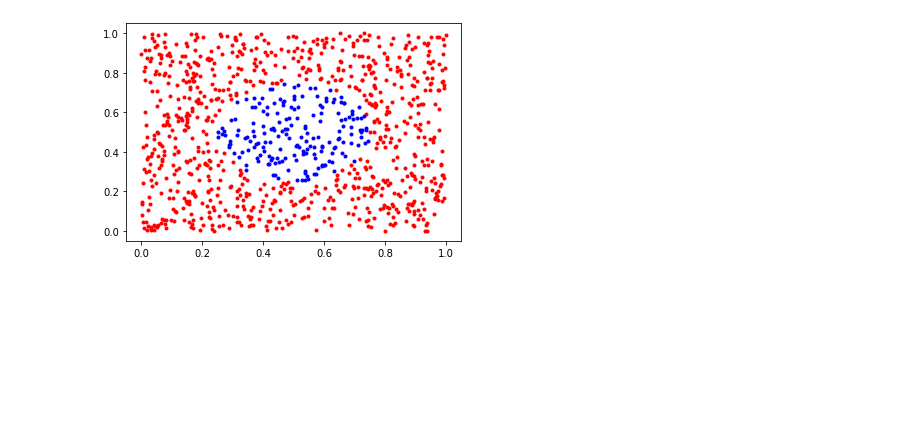
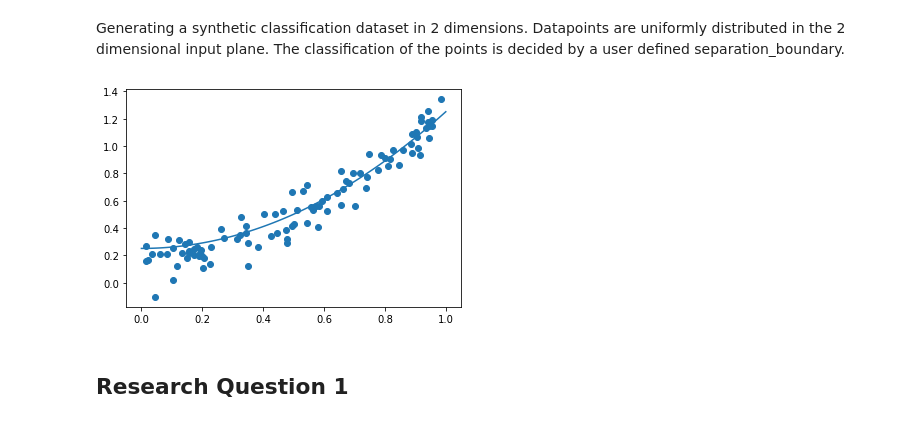
Before and after one commit to OlivierDelattre/SFoML_project, a Jupyter notebook: project.ipynb, the cells around one changed output. Drawn from its saved outputs; the diff is of its cells as text; code cells hidden in the pictures; blank space fills up the shorter version.

Commit message:
Started on research question 2

```diff
--- a/project.ipynb
+++ b/project.ipynb
@@ -4,6 +17,8 @@ import matplotlib.pyplot as plt
 from scipy import stats
+# %% [markdown]
+Generating a synthetic classification dataset in 2 dimensions. Datapoints are uniformly distributed in the 2 dimensional input plane. The classification of the points is decided by a user defined separation_boundary.
 # %%
-def generate_data(n, separation_boundary, x0min=0, x0max=1, x1min=0, x1max=1):
+def generate_uniform_classification_data(n, separation_boundary, x0min=0, x0max=1, x1min=0, x1max=1):
     x0distr = stats.uniform(loc=x0min, scale=x0max-x0min)
     x1distr = stats.uniform(loc=x1min, scale=x1max-x1min)
     x0s = x0distr.rvs(size=n)
@@ -13,19 +28,46 @@ def generate_data(n, separation_boundary, x0min=0, x0max=1, x1min=0, x1max=1):
     y = np.where(y == 0, 1, y)
     return X, y
 
-def plot_data(X, y):
+def generate_normally_distributed_points(n, means, co_variances):
+    distr = stats.multivariate_normal(means, co_variances)
+    ### Code from https://docs.scipy.org/doc/scipy/reference/generated/scipy.stats.multivariate_normal.html#scipy.stats.multivariate_normal
+
+    return distr.rvs(size=n)
+
+def generate_regression_data(n, target, xdistr=stats.uniform(), noise_var=0):
+    noise_distr = stats.norm(scale=noise_var)
+    x = xdistr.rvs(n)
+    y = target(x)
+    noise = noise_distr.rvs(n)
+    y = y + noise
+    return x, y
+
+def plot_labeled_data(X, y):
     posX = X[np.where(y == 1)]
     negX = X[np.where(y == -1)]
     plt.plot(posX[:,0], posX[:,1], 'r.')
     plt.plot(negX[:,0], negX[:,1], 'b.')
 # %%
+## TESTING CODE
 # x1 = x0 * 0.5 + 0.25
 f0 = lambda x: np.dot(x, [0.5, -1]) + 0.25 #= 0
 # circle
 f1 = lambda x: np.linalg.norm(x-[0.5, 0.5]) - 0.25 #= 0
 
 
-X, y = generate_data(1000, f1)
-plot_data(X, y)
+#X, y = generate_uniform_classification_data(1000, f0)
+##plot_labeled_data(X, y)
+#data = generate_normally_distributed_points(1000, [0, 0], [[1, 2], [0, 1]])
+#plt.scatter(data[:,0],data[:,1])
+
+f2 = lambda x: x**2 + 0.25
+x, y = generate_regression_data(100, f2, noise_var=0.1)
+#print(x, y)
+plt.scatter(x, y)
+plt.plot(np.linspace(0, 1, 100), f2(np.linspace(0, 1, 100)))
+plt.show()
+#plt.scatter(x, y)
 # %% [output]
-[figure, old version]
+[figure, new version]
+# %% [markdown]
+## Research Question 1
```
Also changed, not shown: parts of 8 cells of this notebook.
